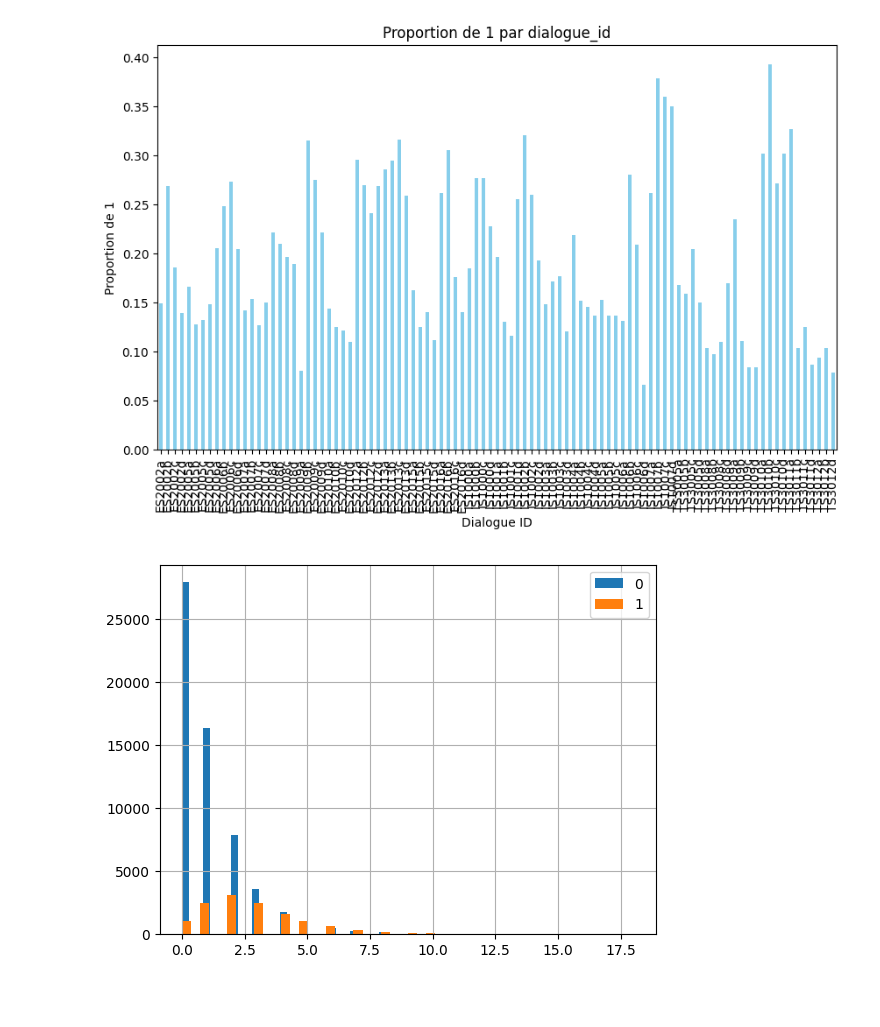
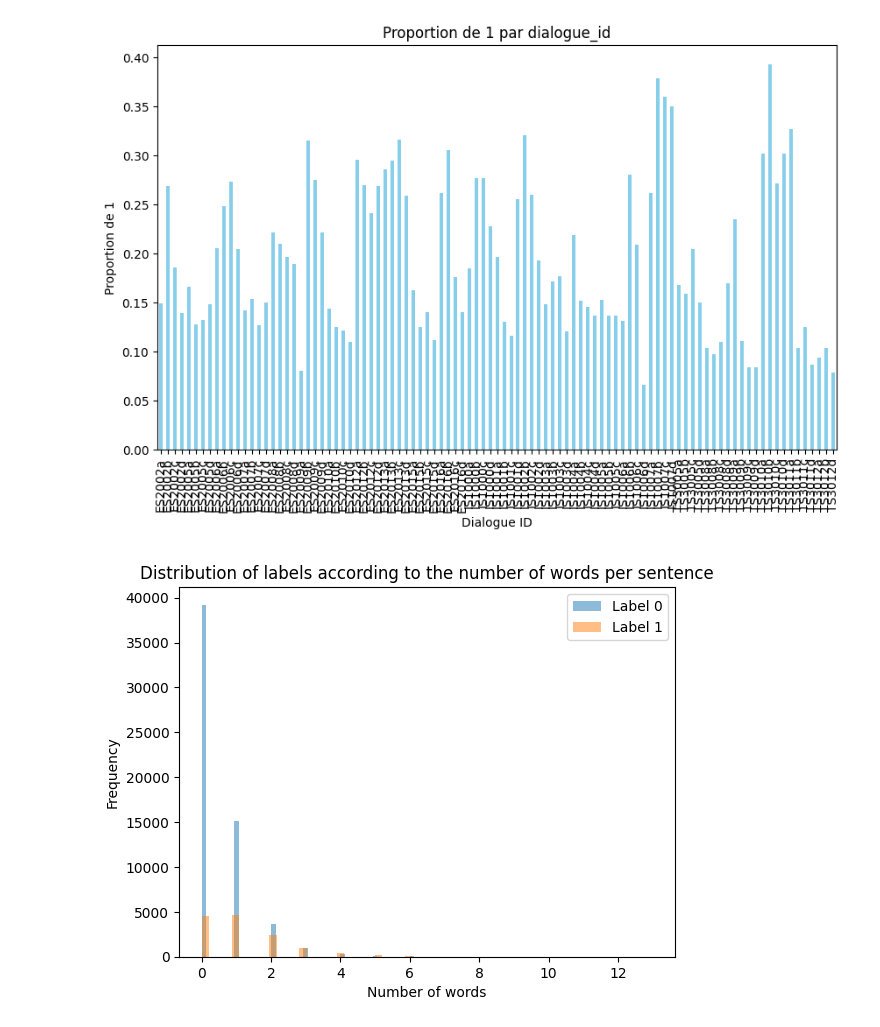
Before and after one commit to juliencollard2001/INF554-AJA, a Jupyter notebook: arnaud/dataframe_creation.ipynb, the cells around one changed output. Saved outputs shown, nothing was run; the diff lists cells and outputs as text; code cells hidden in the pictures; blank space fills up the shorter version.

Commit message:
arnaud has_number & tests

```diff
--- a/arnaud/dataframe_creation.ipynb
+++ b/arnaud/dataframe_creation.ipynb
@@ -154,13 +154,28 @@ new_text_columns_test.columns = new_columns
 # Concaténez les nouvelles colonnes avec le DataFrame existant
 df_test = pd.concat([df_test, new_text_columns_test], axis=1)
 # %%
-df['nb_words_more_5'] = df['text'].apply(lambda x: sum(len(mot) > 5 and mot.lower() != '<vocalsound>' for mot in x.split()))
+df['nb_words_more_8'] = df['text'].apply(lambda x: sum(len(mot) >= 8 and mot.lower() != '<vocalsound>' for mot in x.split()))
-# %%
-df[df['label'] == 0]['nb_words_more_5'].hist(bins=50, label='0')
-df[df['label'] == 1]['nb_words_more_5'].hist(bins=50, label='1')
-plt.legend()
-plt.show()
-# %% [output]
-[figure, removed]
+# %%
+import matplotlib.pyplot as plt
+
+label_0_data = df[df['label'] == 0]['nb_words_more_8']
+label_1_data = df[df['label'] == 1]['nb_words_more_8']
+
+plt.hist(label_0_data, bins=60, alpha=0.5, label='Label 0')
+plt.hist(label_1_data, bins=60, alpha=0.5, label='Label 1')
+
+plt.xlabel('Number of words')
+plt.ylabel('Frequency')
+
+# Ajout d'un titre
+plt.title('Distribution of labels according to the number of words per sentence')
+
+# Ajout d'une légende
+plt.legend()
+
+# Affichage du graphique
+plt.show()
+# %% [output]
+[figure, added]
 # %%
 df['word_count'] = df['text'].apply(lambda x: len(x.split(' ')))
```
Also changed, not shown: parts of 13 cells of this notebook, 9 other files.
